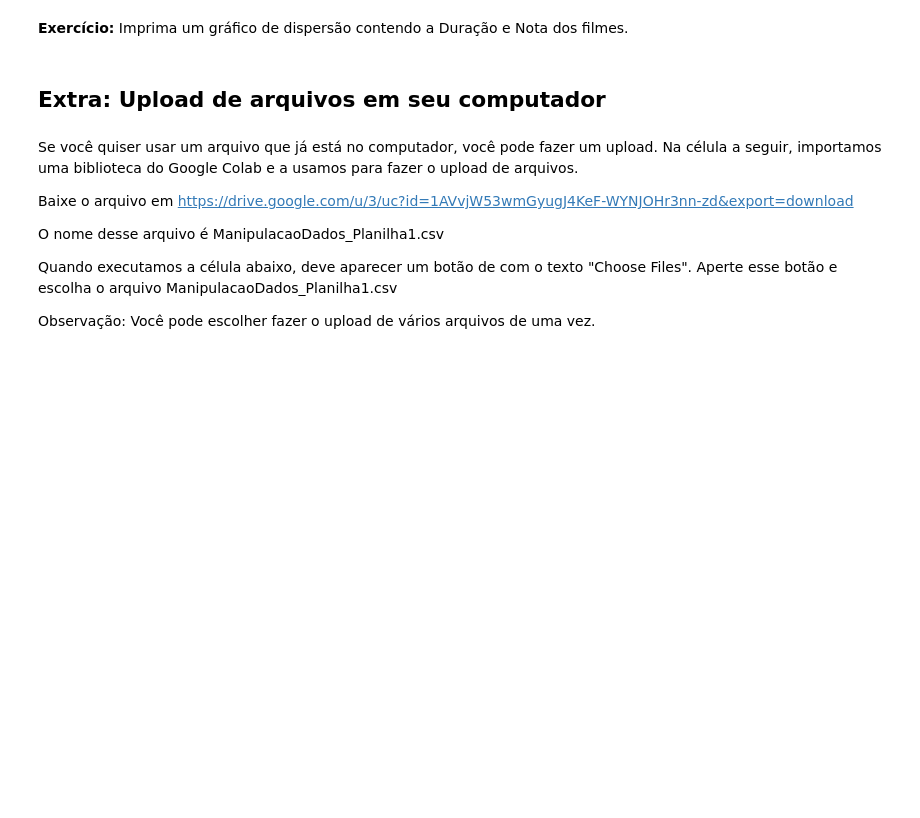
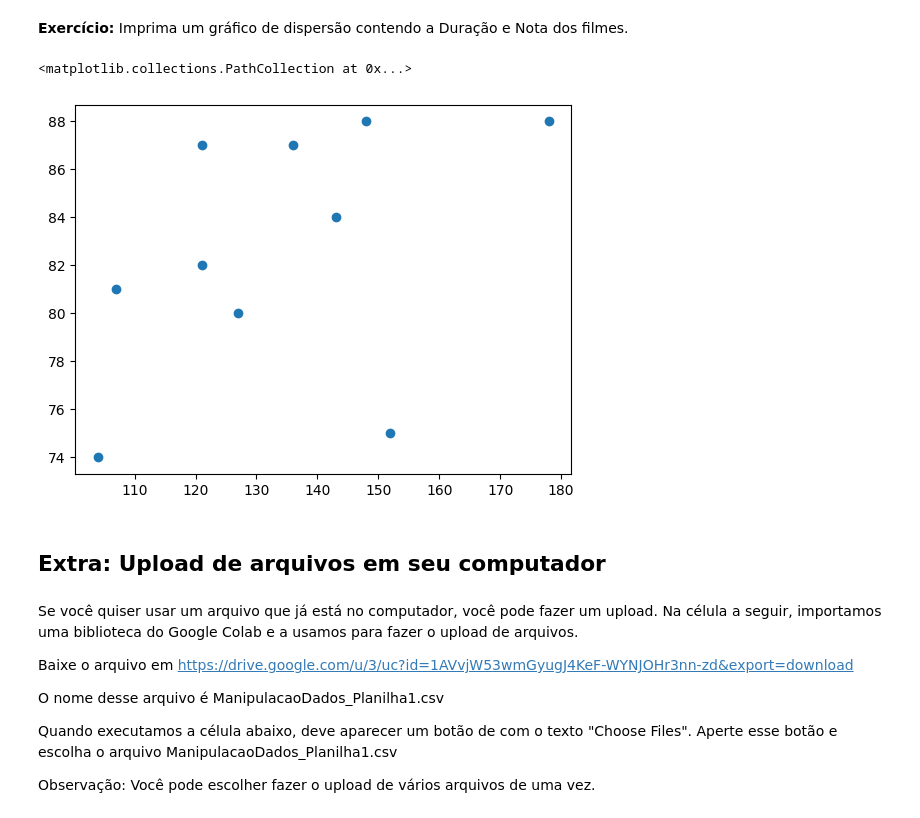
Before and after one commit to mahzze/Solucoes-notebooks-bcc, a Jupyter notebook: aulas/4_Bases_Dados_Manipulacao_Dados.ipynb, the cells around one changed output. Drawn from its saved outputs; the diff is of its cells as text; code cells hidden in the pictures; blank space fills up the shorter version.

```diff
--- a/aulas/4_Bases_Dados_Manipulacao_Dados.ipynb
+++ b/aulas/4_Bases_Dados_Manipulacao_Dados.ipynb
@@ -159,5 +196,13 @@ print(y)
 # %% [markdown]
 **Exercício:** Imprima um gráfico de dispersão contendo a Duração e Nota dos filmes.
+# %%
+import matplotlib.pyplot as plt
+
+plt.scatter(df["Duração"], df["Nota"])
+#tb serve se usar plt.plot(df["Duração"], df["Nota"], "o")
+# %% [output]
+<matplotlib.collections.PathCollection at 0x...>
+[figure, added]
 # %% [markdown]
 ## Extra: Upload de arquivos em seu computador
 # %% [markdown]
```
Also changed, not shown: parts of 42 cells of this notebook.
